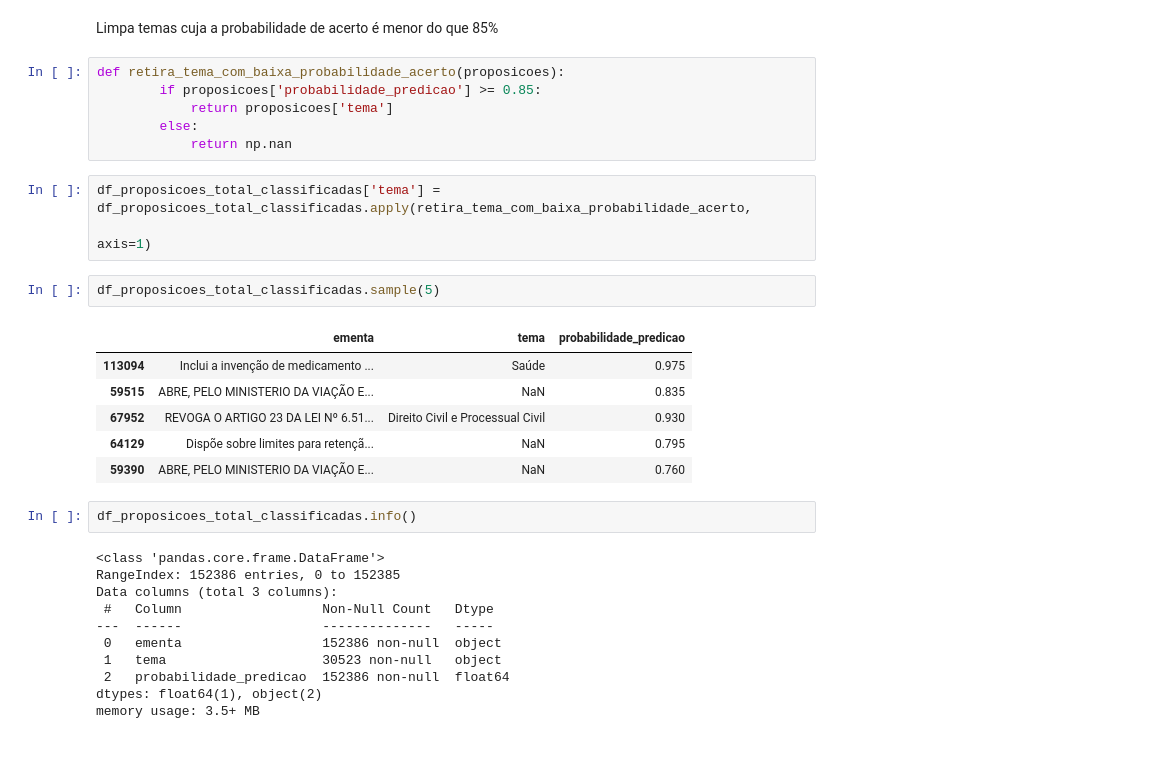
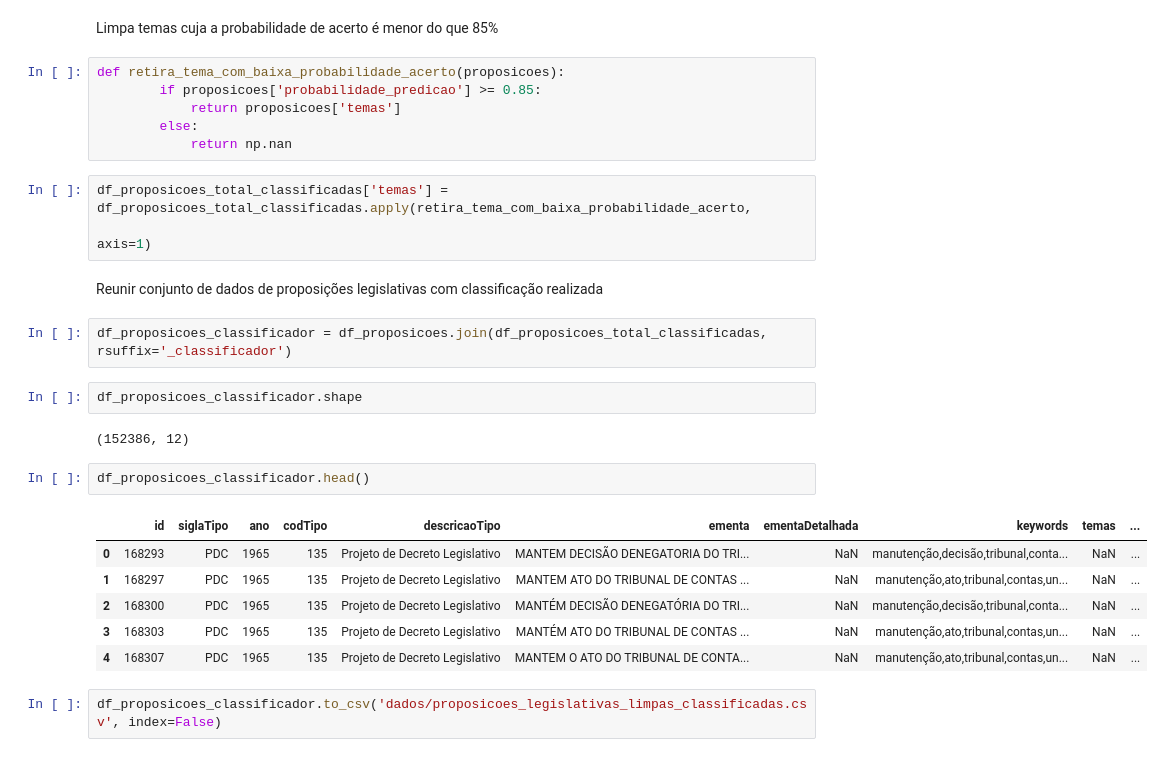
Before and after one commit to cecivieira/cotas-genero-eleicoes-e-proposicoes-legislativas, a Jupyter notebook: classifica-proposicoes.ipynb, the cells around one changed output. Drawn from its saved outputs; the diff is of its cells as text.

Commit message:
cria conjunto de dados unico com classificacoes feitas pelo modelo de aprendizado de maquina

```diff
--- a/classifica-proposicoes.ipynb
+++ b/classifica-proposicoes.ipynb
@@ -244,31 +244,28 @@ Limpa temas cuja a probabilidade de acerto é menor do que 85%
 # %%
 def retira_tema_com_baixa_probabilidade_acerto(proposicoes):
         if proposicoes['probabilidade_predicao'] >= 0.85:
-            return proposicoes['tema']
+            return proposicoes['temas']
         else:
             return np.nan
 # %%
-df_proposicoes_total_classificadas['tema'] = df_proposicoes_total_classificadas.apply(retira_tema_com_baixa_probabilidade_acerto,
+df_proposicoes_total_classificadas['temas'] = df_proposicoes_total_classificadas.apply(retira_tema_com_baixa_probabilidade_acerto,
                                                                                       axis=1)
-# %%
-df_proposicoes_total_classificadas.sample(5)
-# %% [output]
-|  | ementa | tema | probabilidade_predicao |
-| 113094 | Inclui a invenção de medicamento ... | Saúde | 0.975 |
-| 59515 | ABRE, PELO MINISTERIO DA VIAÇÃO E... | NaN | 0.835 |
-| 67952 | REVOGA O ARTIGO 23 DA LEI Nº 6.51... | Direito Civil e Processual Civil | 0.930 |
-| 64129 | Dispõe sobre limites para retençã... | NaN | 0.795 |
-| 59390 | ABRE, PELO MINISTERIO DA VIAÇÃO E... | NaN | 0.760 |
-# %%
-df_proposicoes_total_classificadas.info()
-# %% [output]
-<class 'pandas.core.frame.DataFrame'>
-RangeIndex: 152386 entries, 0 to 152385
-Data columns (total 3 columns):
- #   Column                  Non-Null Count   Dtype
----  ------                  --------------   -----
- 0   ementa                  152386 non-null  object
- 1   tema                    30523 non-null   object
- 2   probabilidade_predicao  152386 non-null  float64
-dtypes: float64(1), object(2)
-memory usage: 3.5+ MB
+# %% [markdown]
+Reunir conjunto de dados de proposições legislativas com classificação realizada
+# %%
+df_proposicoes_classificador = df_proposicoes.join(df_proposicoes_total_classificadas, rsuffix='_classificador')
+# %%
+df_proposicoes_classificador.shape
+# %% [output]
+(152386, 12)
+# %%
+df_proposicoes_classificador.head()
+# %% [output]
+|  | id | siglaTipo | ano | codTipo | descricaoTipo | ementa | ementaDetalhada | keywords | temas | ... |
+| 0 | 168293 | PDC | 1965 | 135 | Projeto de Decreto Legislativo | MANTEM DECISÃO DENEGATORIA DO TRI... | NaN | manutenção,decisão,tribunal,conta... | NaN | ... |
+| 1 | 168297 | PDC | 1965 | 135 | Projeto de Decreto Legislativo | MANTEM ATO DO TRIBUNAL DE CONTAS ... | NaN | manutenção,ato,tribunal,contas,un... | NaN | ... |
+| 2 | 168300 | PDC | 1965 | 135 | Projeto de Decreto Legislativo | MANTÉM DECISÃO DENEGATÓRIA DO TRI... | NaN | manutenção,decisão,tribunal,conta... | NaN | ... |
+| 3 | 168303 | PDC | 1965 | 135 | Projeto de Decreto Legislativo | MANTÉM ATO DO TRIBUNAL DE CONTAS ... | NaN | manutenção,ato,tribunal,contas,un... | NaN | ... |
+| 4 | 168307 | PDC | 1965 | 135 | Projeto de Decreto Legislativo | MANTEM O ATO DO TRIBUNAL DE CONTA... | NaN | manutenção,ato,tribunal,contas,un... | NaN | ... |
+# %%
+df_proposicoes_classificador.to_csv('dados/proposicoes_legislativas_limpas_classificadas.csv', index=False)
```
Also changed, not shown: parts of 6 cells of this notebook.
